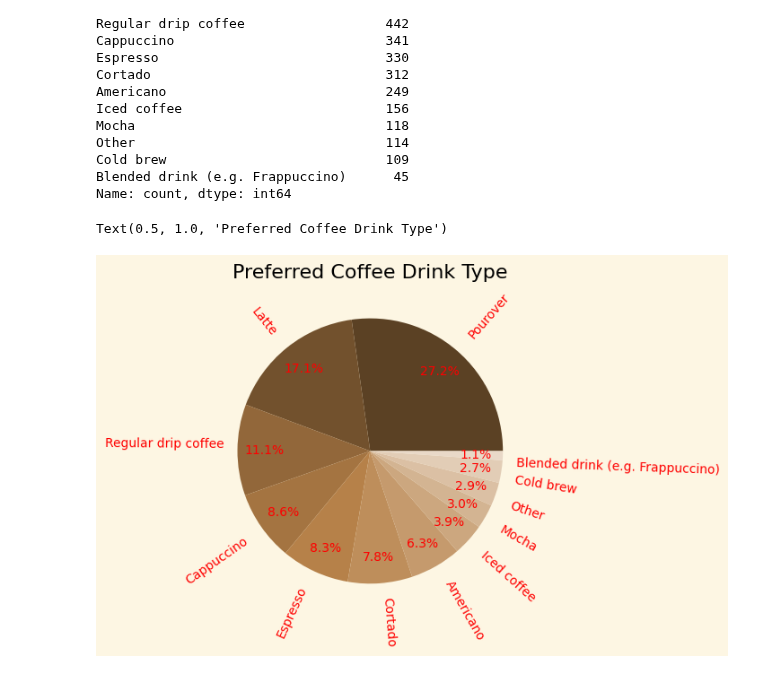
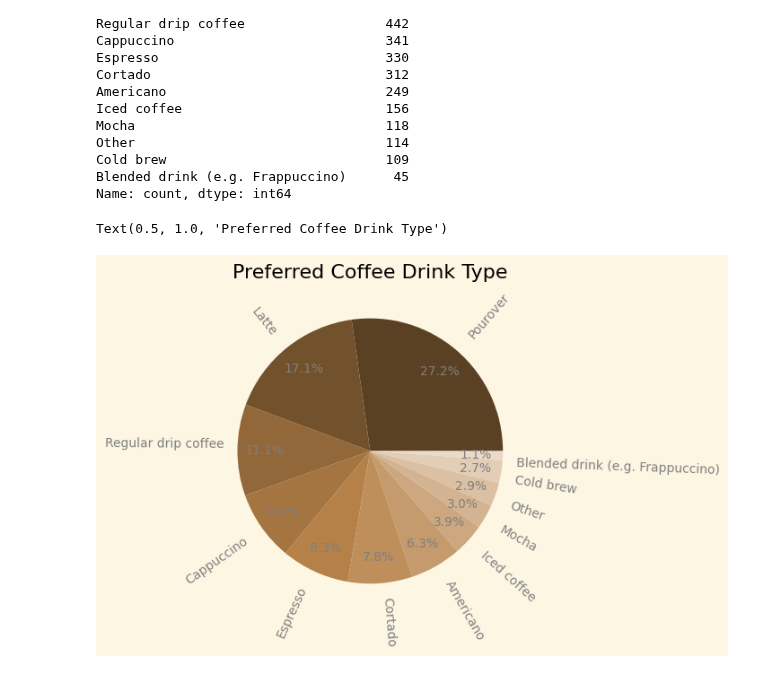
Before and after one commit to peterjungers/coffee_survey, a Jupyter notebook: coffee_survey.ipynb, the cells around one changed output. Cells and saved outputs as stored; diff of their text form; code cells hidden in the pictures.

Commit message:
Working on pie chart

```diff
--- a/coffee_survey.ipynb
+++ b/coffee_survey.ipynb
@@ -97,30 +97,30 @@ Name: count, dtype: int64
 # %%
 coffee_pref_counts = (df["What is your favorite coffee drink?"].value_counts())
 
 colors = [
     "#5b4124",
     "#72512d",
     "#92673a",
     "#a47441",
     "#b68149",
     "#be8e5b",
     "#c59a6d",
     "#cca77f",
     "#d3b492",
     "#dbc0a4",
     "#e2cdb6",
     "#e9d9c8"
 ]
 
 plt.pie(coffee_pref_counts,
         labels=coffee_pref_counts.index,
         rotatelabels=True,
         autopct="%1.1f%%",
-        colors=colors, pctdistance=.8, textprops={'color':"r"})
+        colors=colors, pctdistance=.8, textprops={'color':"gray"})
 
 plt.title("Preferred Coffee Drink Type")
 
 # plt.savefig("age.png")
 # %% [output]
 Text(0.5, 1.0, 'Preferred Coffee Drink Type')
-[figure, old version]
+[figure, new version]
```
